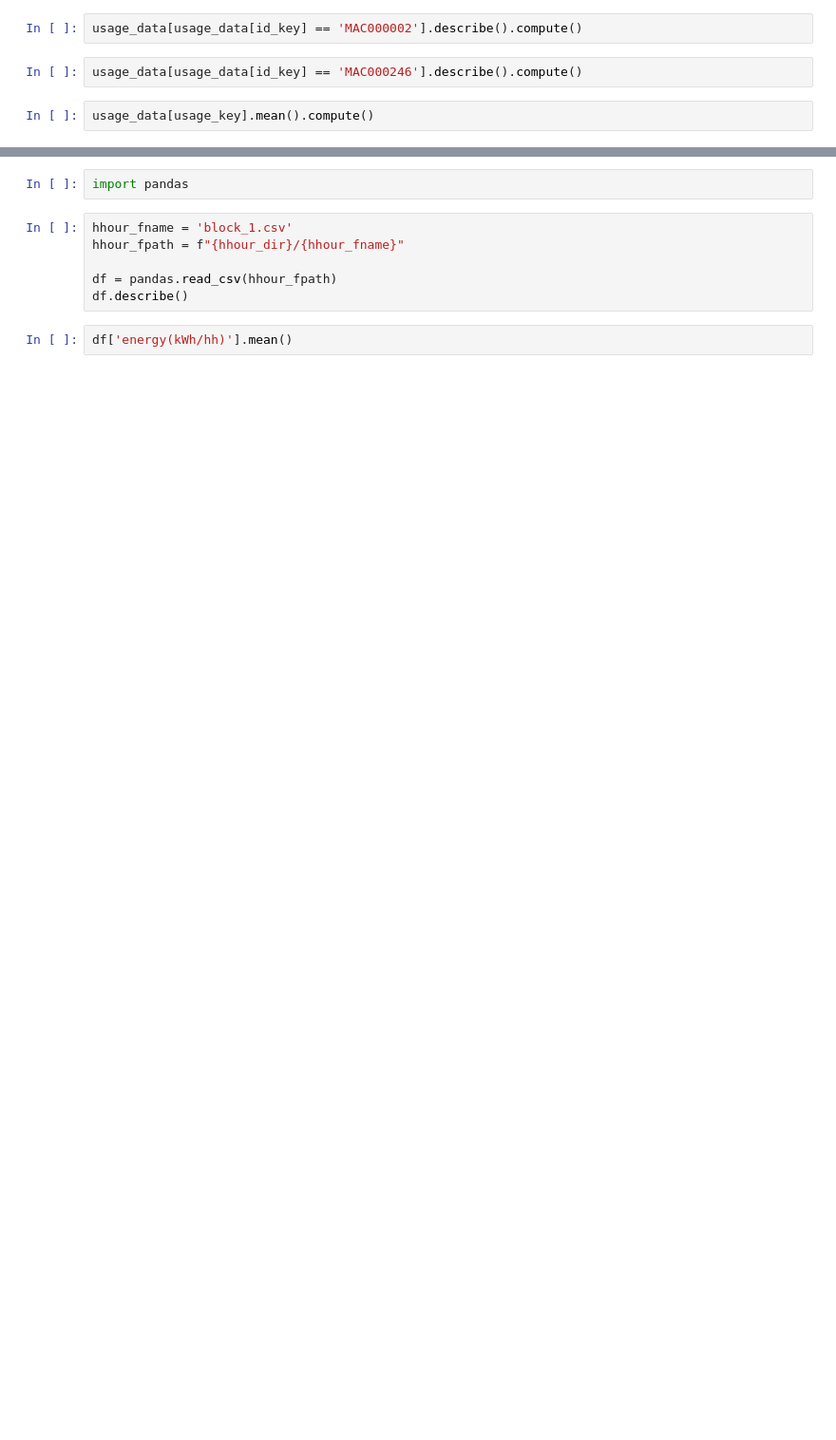
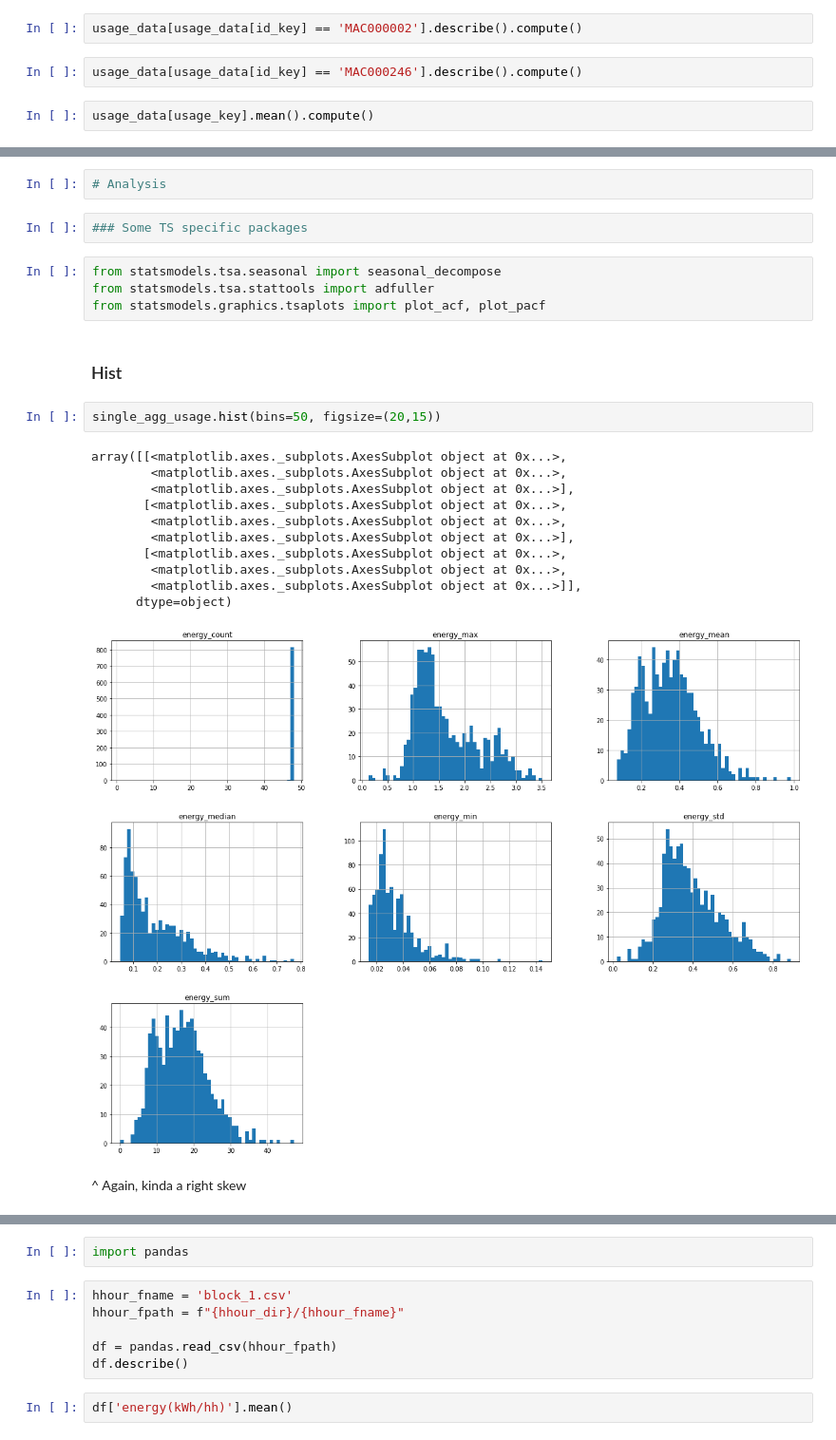
Before and after one commit to npendicott/london-forcast, a Jupyter notebook: modelng/exploratory_analysis.ipynb, the cells around one changed output, grey strips where cells are left out. Shown: that part at 95% size. Saved outputs shown, nothing was run; the diff lists cells and outputs as text; blank space fills up the shorter version.

```diff
--- a/modelng/exploratory_analysis.ipynb
+++ b/modelng/exploratory_analysis.ipynb
@@ -78,0 +311,26 @@ usage_data.groupby(id_key)[usage_key].mean().compute()
+# %%
+# Analysis
+# %%
+### Some TS specific packages
+# %%
+from statsmodels.tsa.seasonal import seasonal_decompose
+from statsmodels.tsa.stattools import adfuller
+from statsmodels.graphics.tsaplots import plot_acf, plot_pacf
+# %% [markdown]
+### Hist
+# %%
+single_agg_usage.hist(bins=50, figsize=(20,15))
+# %% [output]
+array([[<matplotlib.axes._subplots.AxesSubplot object at 0x...>,
+        <matplotlib.axes._subplots.AxesSubplot object at 0x...>,
+        <matplotlib.axes._subplots.AxesSubplot object at 0x...>],
+       [<matplotlib.axes._subplots.AxesSubplot object at 0x...>,
+        <matplotlib.axes._subplots.AxesSubplot object at 0x...>,
+        <matplotlib.axes._subplots.AxesSubplot object at 0x...>],
+       [<matplotlib.axes._subplots.AxesSubplot object at 0x...>,
+        <matplotlib.axes._subplots.AxesSubplot object at 0x...>,
+        <matplotlib.axes._subplots.AxesSubplot object at 0x...>]],
+      dtype=object)
+[figure, added]
+# %% [markdown]
+^ Again, kinda a right skew
```
Also changed, not shown: parts of 55 cells of this notebook.
